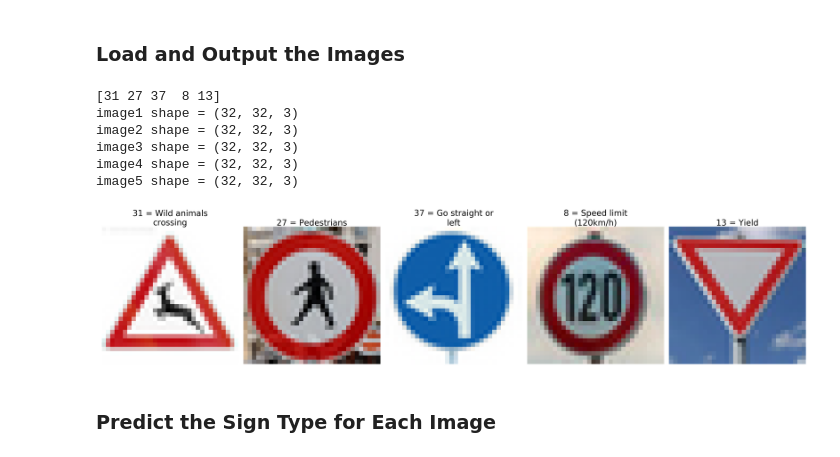
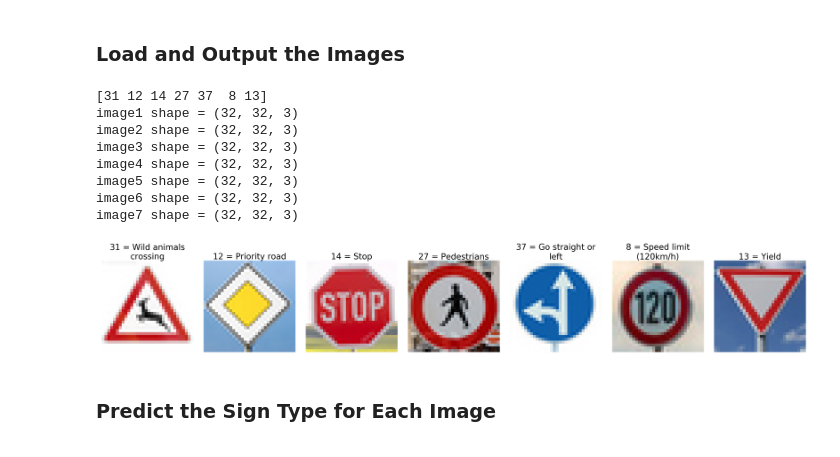
Before and after one commit to GitHubChuanYu/Project2_TrafficSignClassifier, a Jupyter notebook: Traffic_Sign_Classifier.ipynb, the cells around one changed output. Cells and saved outputs as stored; diff of their text form; code cells hidden in the pictures.

Commit message:
Add new images processing results.

```diff
--- a/Traffic_Sign_Classifier.ipynb
+++ b/Traffic_Sign_Classifier.ipynb
@@ -353,37 +353,39 @@ with open('signnames.csv', 'r') as f:
 new_image_dir = 'new_images_1/'
 new_imgs = os.listdir(new_image_dir)
 
 # extract the image classes from their filenames
 y_new = np.array([int(img.split('_')[0]) for img in new_imgs])
 
 print(y_new)
 
 # print original image shape
 i = 1
 for img in new_imgs:
     print("image{} shape =".format(i), cv2.imread(new_image_dir + img).shape)
     i+=1
 
 # load the images
 X_new = np.array([cv2.cvtColor(cv2.imread(new_image_dir + img), cv2.COLOR_BGR2RGB) for img in new_imgs])
 
 # plot the images
 plt.figure(1, figsize=(48,48))
-for i in range(5):
-    plt.subplot(1, 5, i+1)
+for i in range(7):
+    plt.subplot(1, 7, i+1)
     plt.title("\n".join(wrap('{0} = {1}'.format(y_new[i], sign_name_dict[str(y_new[i])]), 20)), fontsize=40)
     plt.imshow(X_new[i, :, :, :])
     plt.axis('off')
 
 plt.tight_layout(pad=0., w_pad=0., h_pad=1.0)
 # %% [output]
-[31 27 37  8 13]
+[31 12 14 27 37  8 13]
 image1 shape = (32, 32, 3)
 image2 shape = (32, 32, 3)
 image3 shape = (32, 32, 3)
 image4 shape = (32, 32, 3)
 image5 shape = (32, 32, 3)
+image6 shape = (32, 32, 3)
+image7 shape = (32, 32, 3)
-[figure, old version]
+[figure, new version]
 # %% [markdown]
 ### Predict the Sign Type for Each Image
 # %%
```
Also changed, not shown: parts of 6 cells of this notebook, 3 other files.
